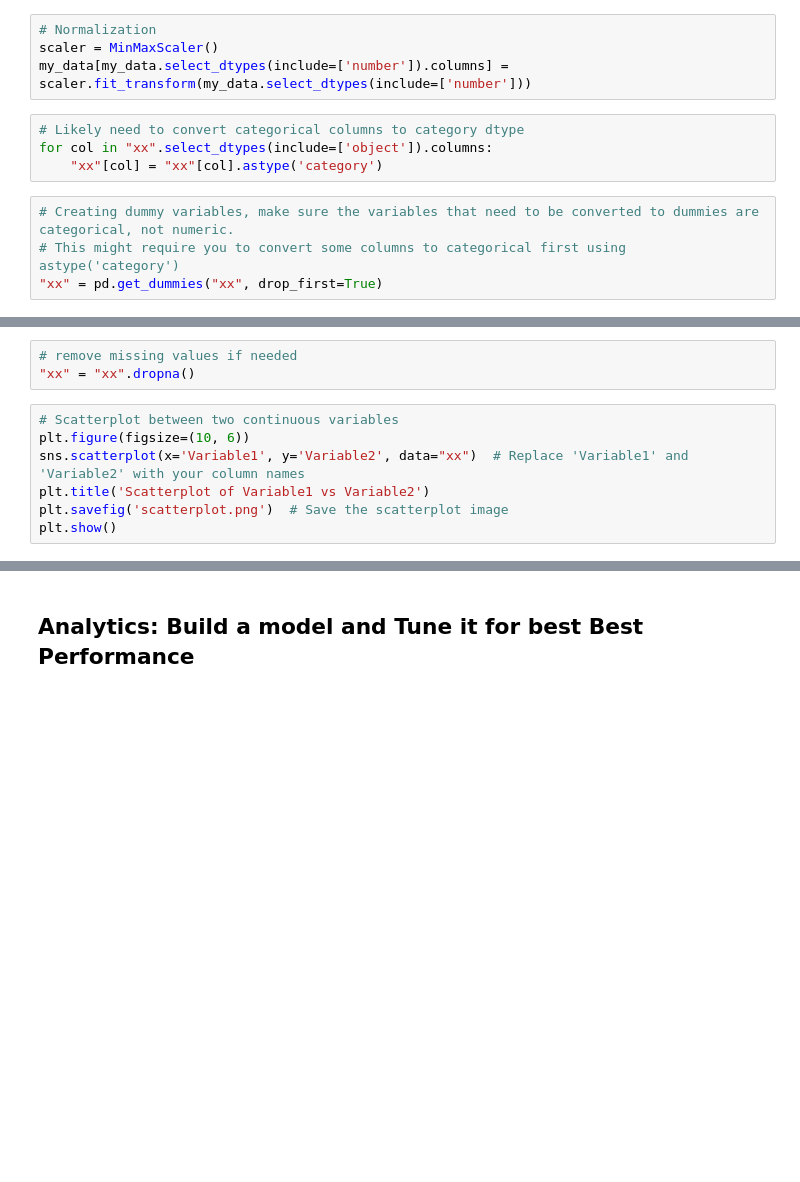
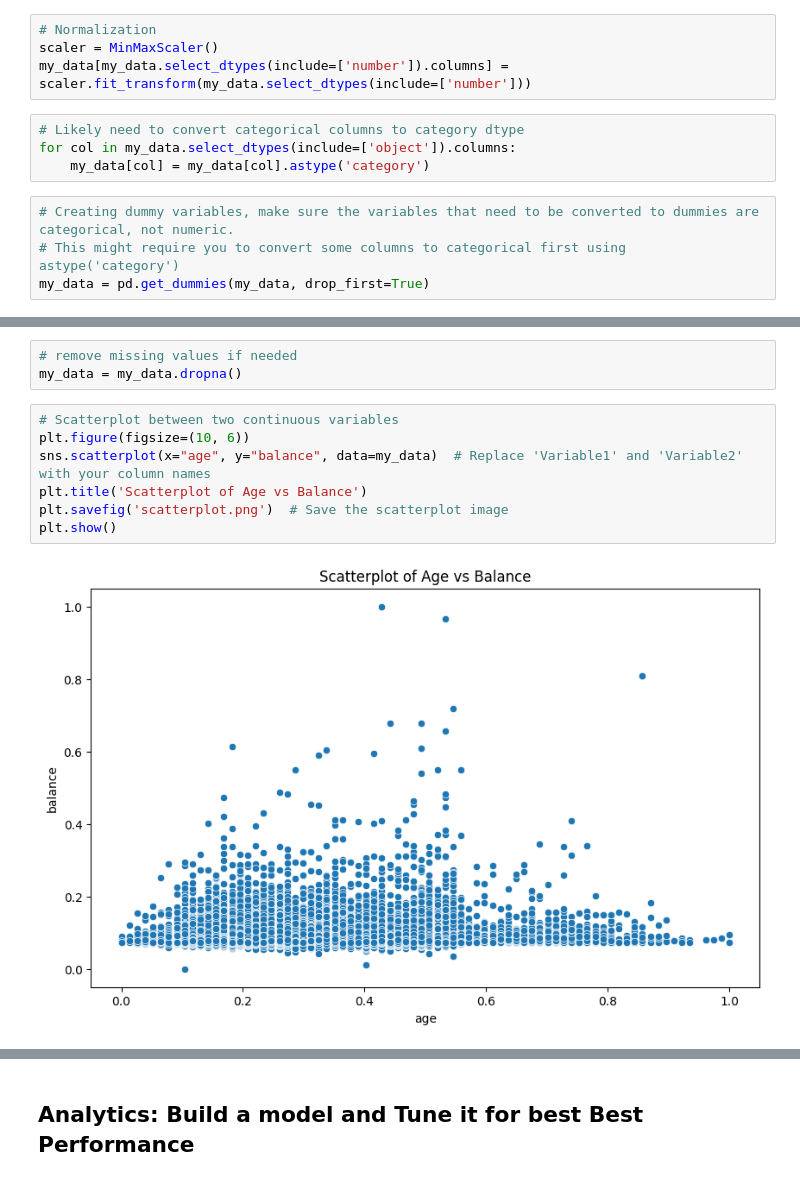
Before and after one commit to RunheZhang/ds1001_final, a Jupyter notebook: ds1001_final/notebooks/Final_Project_Notebook.ipynb, the cells around one changed output, grey strips where cells are left out. Saved outputs shown, nothing was run; the diff lists cells and outputs as text; blank space fills up the shorter version.

```diff
--- a/ds1001_final/notebooks/Final_Project_Notebook.ipynb
+++ b/ds1001_final/notebooks/Final_Project_Notebook.ipynb
@@ -147,11 +153,11 @@ scaler = MinMaxScaler()
 my_data[my_data.select_dtypes(include=['number']).columns] = scaler.fit_transform(my_data.select_dtypes(include=['number']))
 # %%
 # Likely need to convert categorical columns to category dtype
-for col in "xx".select_dtypes(include=['object']).columns:
-    "xx"[col] = "xx"[col].astype('category')
+for col in my_data.select_dtypes(include=['object']).columns:
+    my_data[col] = my_data[col].astype('category')
 # %%
 # Creating dummy variables, make sure the variables that need to be converted to dummies are categorical, not numeric.
 # This might require you to convert some columns to categorical first using astype('category')
-"xx" = pd.get_dummies("xx", drop_first=True)
+my_data = pd.get_dummies(my_data, drop_first=True)
 # %%
 # Display missing data using the isnull function, is there any missing data?
@@ -159,13 +183,15 @@ print("xx".isnull().sum())
 # %%
 # remove missing values if needed
-"xx" = "xx".dropna()
+my_data = my_data.dropna()
 # %%
 # Scatterplot between two continuous variables
 plt.figure(figsize=(10, 6))
-sns.scatterplot(x='Variable1', y='Variable2', data="xx")  # Replace 'Variable1' and 'Variable2' with your column names
-plt.title('Scatterplot of Variable1 vs Variable2')
+sns.scatterplot(x="age", y="balance", data=my_data)  # Replace 'Variable1' and 'Variable2' with your column names
+plt.title('Scatterplot of Age vs Balance')
 plt.savefig('scatterplot.png')  # Save the scatterplot image
 plt.show()
+# %% [output]
+[figure, added]
 # %%
 # Density chart of a continuous variable
 plt.figure(figsize=(10, 6))
```
Also changed, not shown: parts of 12 cells of this notebook.
